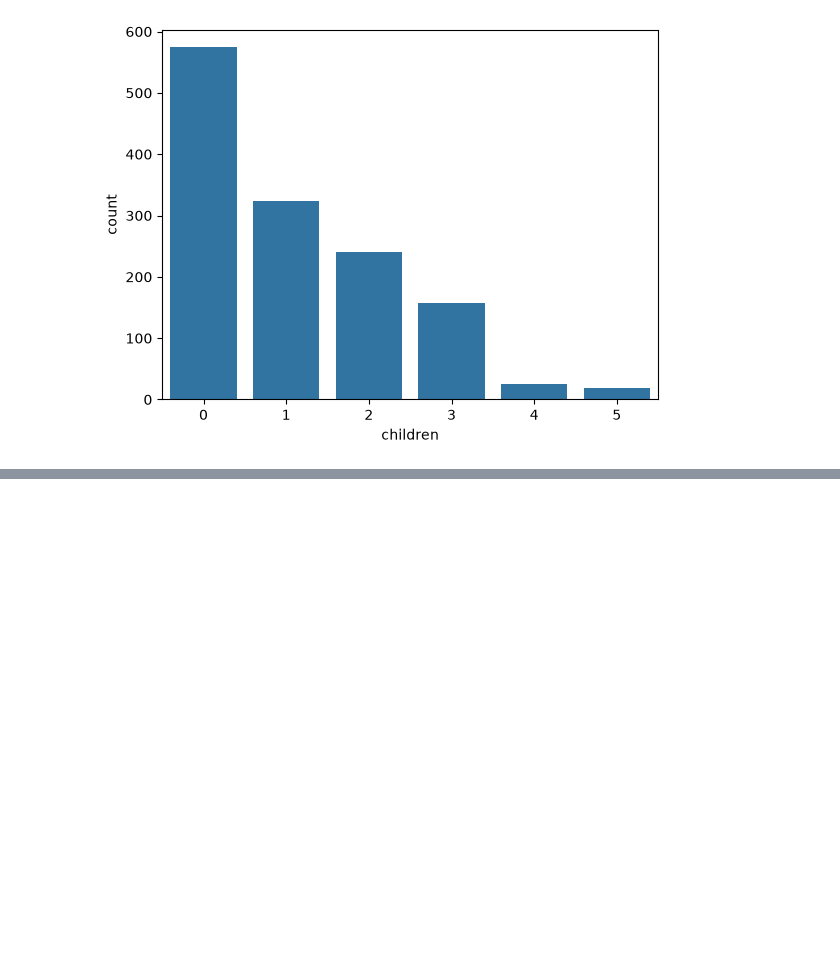
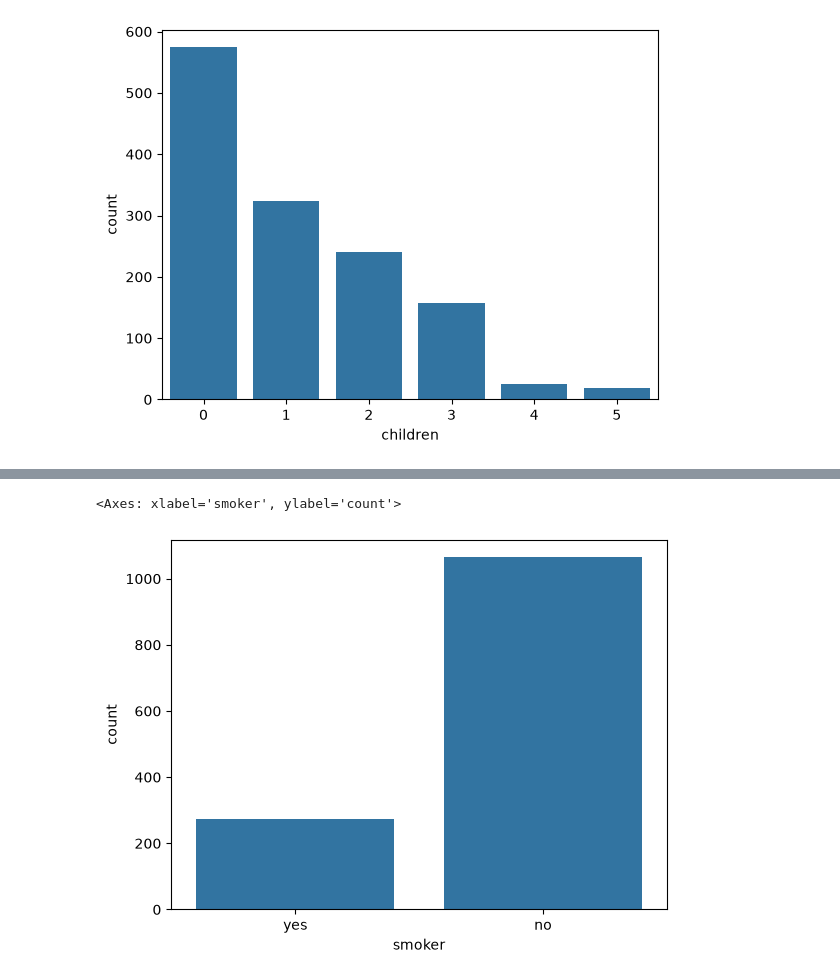
Before and after one commit to Harshit765G4/Machine-Learning-Practice, a Jupyter notebook: DataPreprocessing/insuranceProjectPractice.ipynb, the cells around one changed output, grey strips where cells are left out. Drawn from its saved outputs; the diff is of its cells as text; code cells hidden in the pictures; blank space fills up the shorter version.

```diff
--- a/DataPreprocessing/insuranceProjectPractice.ipynb
+++ b/DataPreprocessing/insuranceProjectPractice.ipynb
@@ -91,0 +97,5 @@ sns.countplot(x = df['children'])
+# %%
+sns.countplot(x = df['smoker'])
+# %% [output]
+<Axes: xlabel='smoker', ylabel='count'>
+[figure, added]
```
Also changed, not shown: parts of 5 cells of this notebook.
